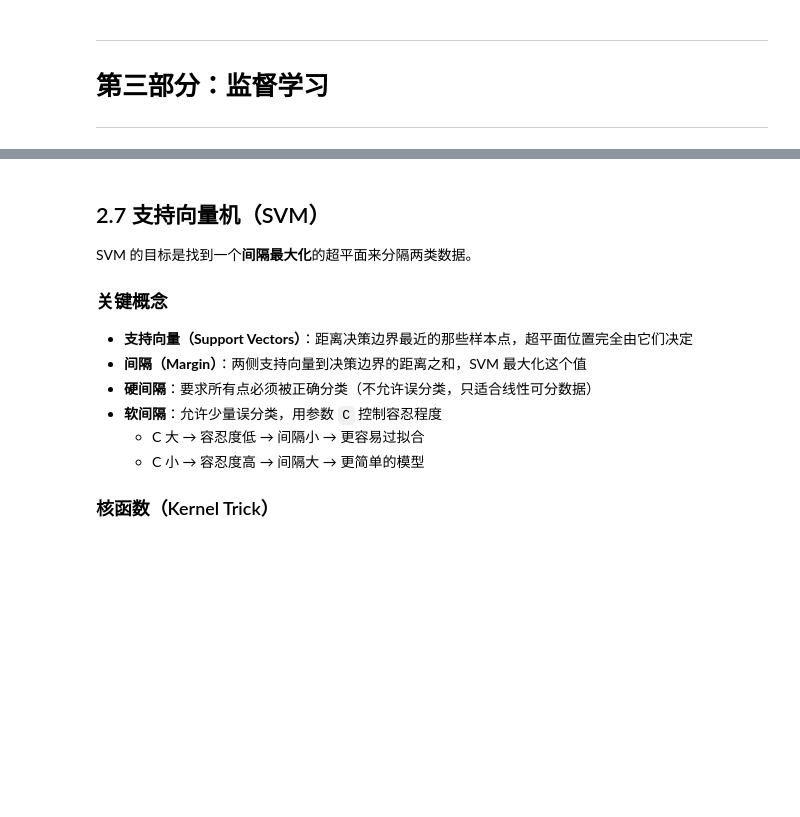
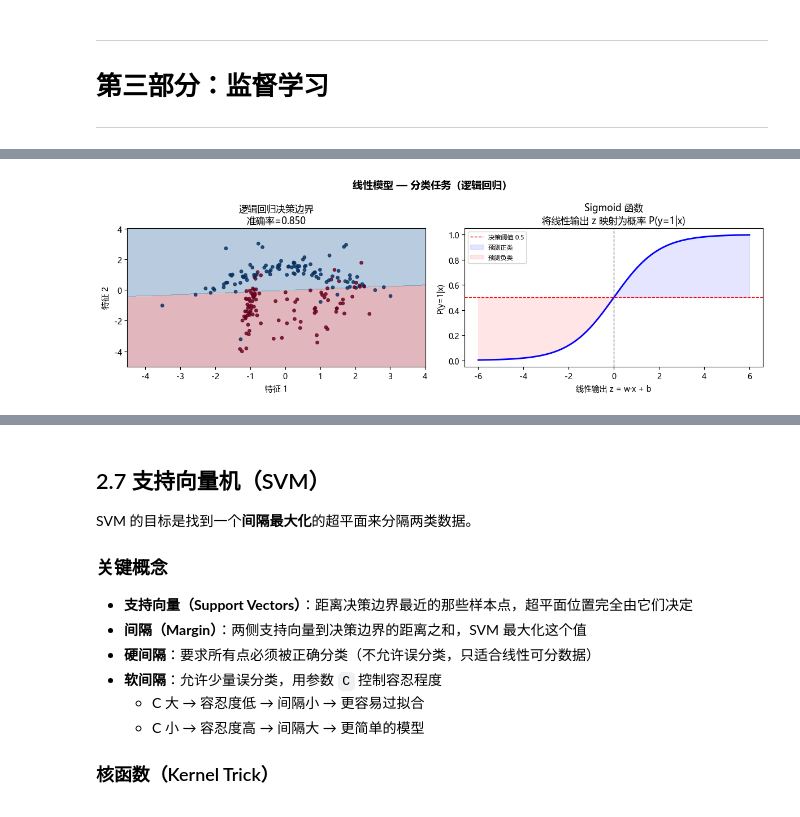
Before and after one commit to taosha121/ml_dl_notes, a Jupyter notebook: part2_machine_learning.ipynb, the cells around one changed output, grey strips where cells are left out. Cells and saved outputs as stored; diff of their text form; code cells hidden in the pictures; blank space fills up the shorter version.

```diff
--- a/part2_machine_learning.ipynb
+++ b/part2_machine_learning.ipynb
@@ -859 +880,48 @@ plt.show()
+# %%
+import numpy as np
+import matplotlib.pyplot as plt
+from sklearn.linear_model import LogisticRegression
+from sklearn.datasets import make_classification
+from sklearn.model_selection import train_test_split
+from sklearn.metrics import accuracy_score
+
+np.random.seed(42)
+
+fig, axes = plt.subplots(1, 2, figsize=(12, 4))
+fig.suptitle('线性模型 — 分类任务（逻辑回归）', fontsize=13, fontweight='bold')
+
+# ── 图1：逻辑回归决策边界 ─────────────────────────────────────
+X_cls, y_cls = make_classification(n_samples=200, n_features=2, n_redundant=0,
+                                   n_informative=2, random_state=1)
+X_tr, X_te, y_tr, y_te = train_test_split(X_cls, y_cls, test_size=0.2)
+log_reg = LogisticRegression().fit(X_tr, y_tr)
+acc = accuracy_score(y_te, log_reg.predict(X_te))
+
+xx, yy = np.meshgrid(np.linspace(X_cls[:, 0].min() - 1, X_cls[:, 0].max() + 1, 200),
+                     np.linspace(X_cls[:, 1].min() - 1, X_cls[:, 1].max() + 1, 200))
+Z = log_reg.predict(np.c_[xx.ravel(), yy.ravel()]).reshape(xx.shape)
+axes[0].contourf(xx, yy, Z, alpha=0.3, cmap='RdBu')
+axes[0].scatter(X_cls[:, 0], X_cls[:, 1], c=y_cls, cmap='RdBu', s=15, alpha=0.8)
+axes[0].set_title(f'逻辑回归决策边界\n准确率={acc:.3f}')
+axes[0].set_xlabel('特征 1')
+axes[0].set_ylabel('特征 2')
+
+# ── 图2：Sigmoid 函数 ─────────────────────────────────────────
+z = np.linspace(-6, 6, 200)
+sigmoid = 1 / (1 + np.exp(-z))
+axes[1].plot(z, sigmoid, 'b-', lw=2)
+axes[1].axhline(0.5, color='r', linestyle='--', lw=1, label='决策阈值 0.5')
+axes[1].axvline(0, color='gray', linestyle='--', lw=1)
+axes[1].fill_between(z, sigmoid, 0.5, where=(sigmoid > 0.5), alpha=0.1, color='blue', label='预测正类')
+axes[1].fill_between(z, sigmoid, 0.5, where=(sigmoid < 0.5), alpha=0.1, color='red', label='预测负类')
+axes[1].set_title('Sigmoid 函数\n将线性输出 z 映射为概率 P(y=1|x)')
+axes[1].set_xlabel('线性输出 z = w·x + b')
+axes[1].set_ylabel('P(y=1|x)')
+axes[1].legend(fontsize=8)
+axes[1].set_ylim(-0.05, 1.05)
+
+plt.tight_layout()
+plt.show()
+# %% [output]
+[figure, added]
 # %% [markdown]
```
Also changed, not shown: parts of 12 cells of this notebook, 3 other files.
